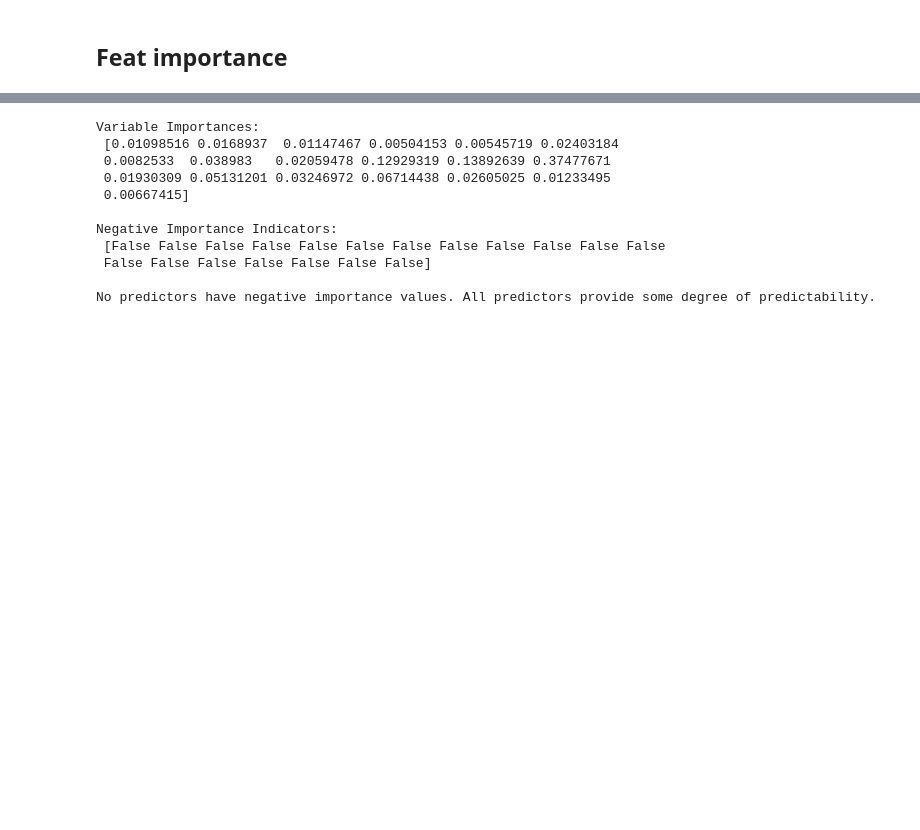
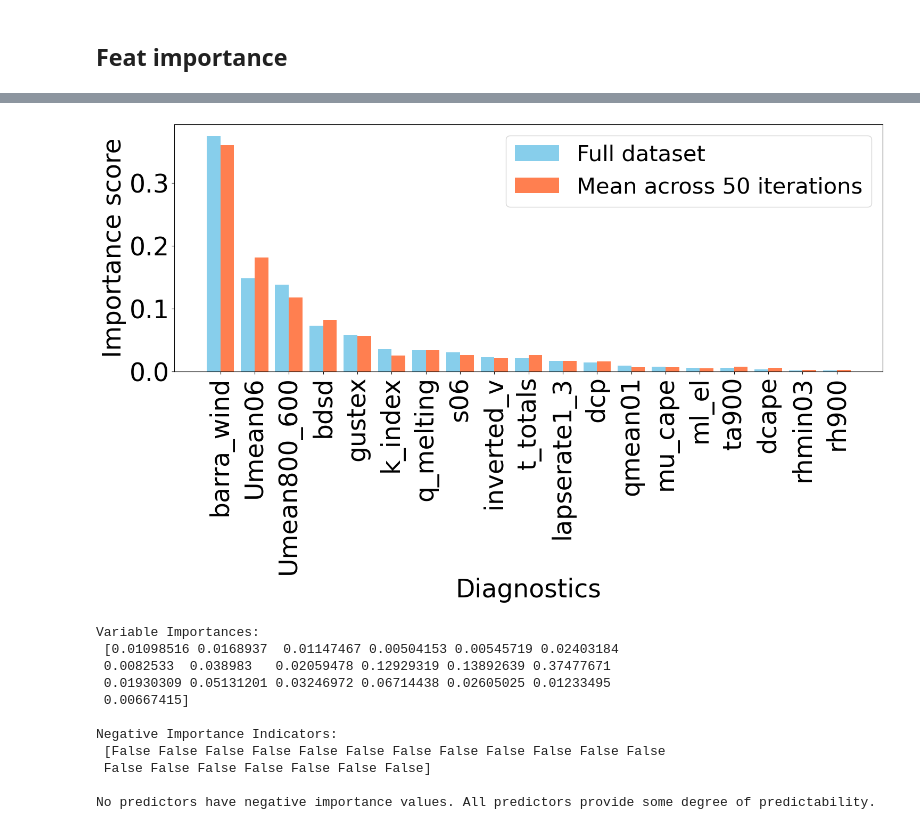
Before and after one commit to Greeshmaaaa/Project-1, a Jupyter notebook: Random_forest-strong.ipynb, the cells around one changed output, grey strips where cells are left out. Saved outputs shown, nothing was run; the diff lists cells and outputs as text; code cells hidden in the pictures; blank space fills up the shorter version.

```diff
--- a/Random_forest-strong.ipynb
+++ b/Random_forest-strong.ipynb
@@ -671,3 +747,57 @@ ROC-AUC: 0.9336799918782351
+# %%
+import numpy as np
+import matplotlib.pyplot as plt
+from sklearn.ensemble import RandomForestClassifier
+
+feature_cols = ['mu_cape', 'lapserate1_3', 'qmean01', 'rhmin03', 'ml_el', 't_totals',
+                'dcape', 'q_melting', 's06', 'Umean800_600', 'Umean06', 'barra_wind',
+                'dcp', 'gustex', 'k_index', 'bdsd', 'inverted_v', 'ta900', 'rh900']
+
+clf = RandomForestClassifier(n_estimators=100, criterion='entropy', class_weight='balanced',
+                             max_depth=3, random_state=42, n_jobs=-1)
+clf.fit(X, y)
+#clf.fit(X_train,y_train)
+feature_importances_full = clf.feature_importances_
+
+mean_importances = variable_importance_df.mean()
+std_dev_importances_cv = variable_importance_df.std()
+
+# Sort features by full dataset importance
+sorted_indices = np.argsort(feature_importances_full)[::-1]  # descending order
+
+# Reorder all variables accordingly
+feature_importances_full_sorted = feature_importances_full[sorted_indices]
+mean_importances_sorted = mean_importances.iloc[sorted_indices]
+std_dev_sorted = std_dev_importances_cv.iloc[sorted_indices]
+feature_cols_sorted = [feature_cols[i] for i in sorted_indices]
+
+# Plotting with sorted features
+fig, ax = plt.subplots(figsize=(16, 10))
+index = np.arange(len(feature_cols))
+bar_width = 0.4
+
+color_full_data = 'skyblue'
+color_cv_mean = 'coral'
+
+rects1 = ax.bar(index - bar_width / 2, feature_importances_full_sorted, bar_width,
+                label='Full dataset', color=color_full_data)
+rects2 = ax.bar(index + bar_width / 2, mean_importances_sorted, bar_width,
+                label='Mean across 50 iterations', color=color_cv_mean)
+
+ax.set_ylabel('Importance score')
+ax.set_xlabel('Diagnostics')
+ax.set_xticks(index)
+ax.set_xticklabels(feature_cols_sorted, rotation=90)
+ax.legend()
+
+plt.tight_layout()
+
+# Optional: Save high-resolution image
+# plt.savefig("feature_importance_sorted.png", dpi=300)
+
+plt.show()
+# %% [output]
+[figure, added]
 # %%
 # Calculate variable importance using the Random Forest model
 variable_importance = clf.feature_importances_
```
Also changed, not shown: parts of 5 cells of this notebook.
